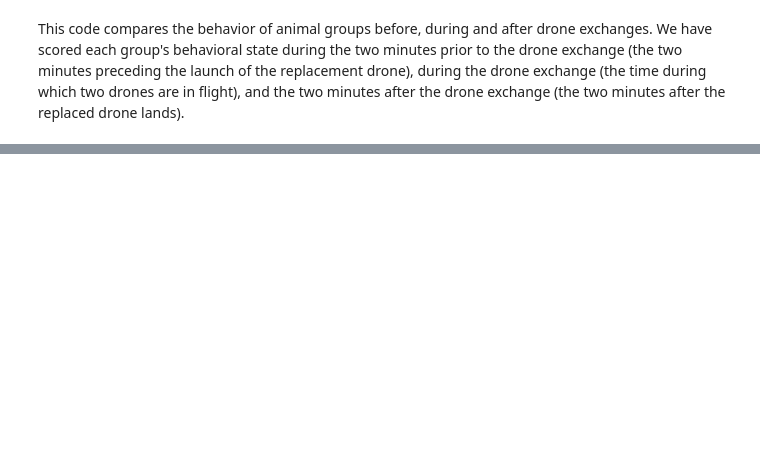
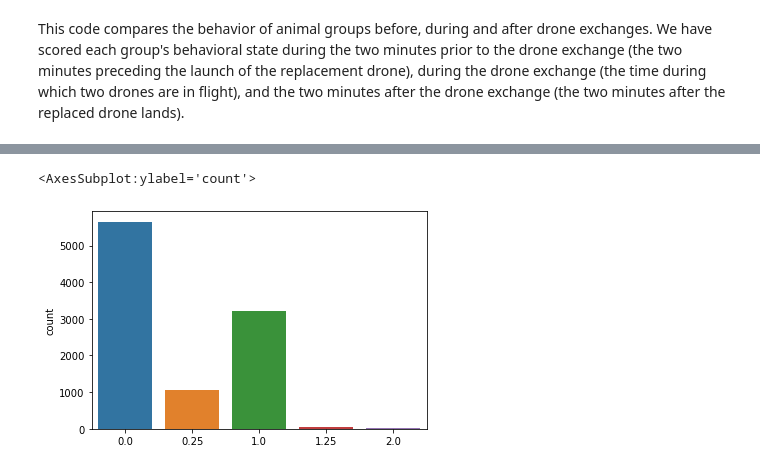
Before and after one commit to BCostelloe/drone-disturbance, a Jupyter notebook: exchange-analysis.ipynb, the cells around one changed output, grey strips where cells are left out. Drawn from its saved outputs; the diff is of its cells as text; code cells hidden in the pictures; blank space fills up the shorter version.

Commit message:
Bunch of stats fiddling

```diff
--- a/exchange-analysis.ipynb
+++ b/exchange-analysis.ipynb
@@ -56,0 +96,21 @@ sns.despine(offset = 10)
+# %%
+# compare variance between the three groups by bootstrapping and calculating Interquartile range of each distribution
+from scipy.stats import iqr
+# before exchange
+before_IQR = []
+for i in range(10000):
+    sample_n = np.random.choice(df_new.pre, size = 68)
+    before_IQR.append(iqr(sample_n))
+
+sns.countplot(before_IQR)
+# #sns.countplot(pre_vs_during)
+
+# sample_mean = [] # use mean here or median?
+# for i in range(10000):
+#     sample_n = np.random.choice(pre_vs_during, size = 20)
+#     sample_mean.append(np.mean(sample_n))
+
+# sns.countplot(sample_mean)
+# %% [output]
+<AxesSubplot:ylabel='count'>
+[figure, added]
```
Also changed, not shown: parts of 14 cells of this notebook, 3 other files.
